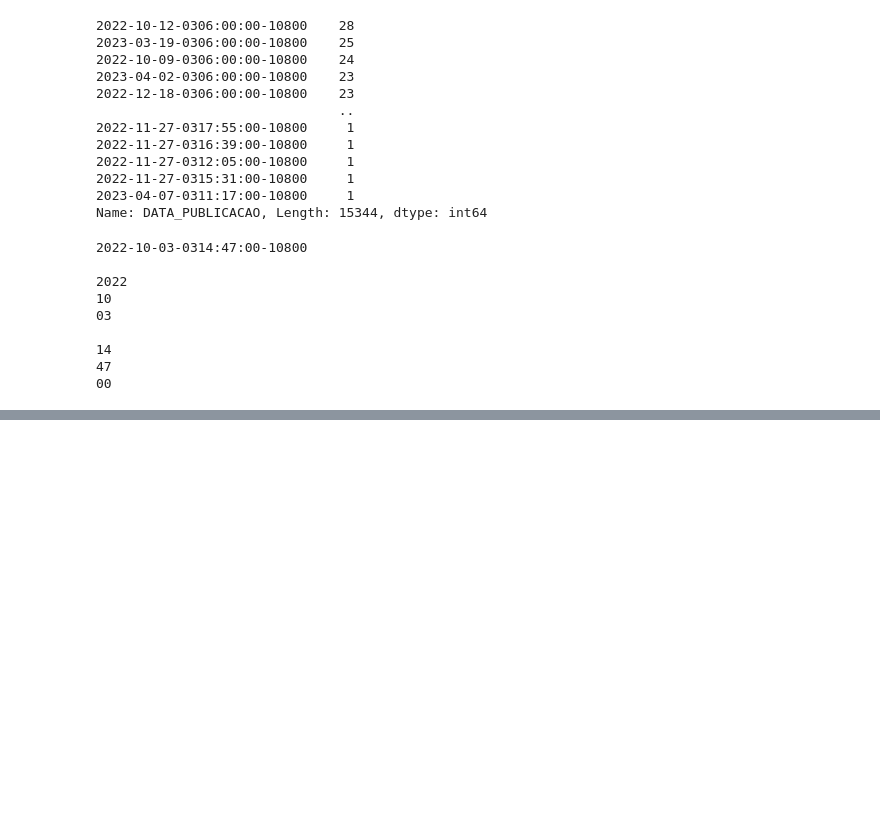
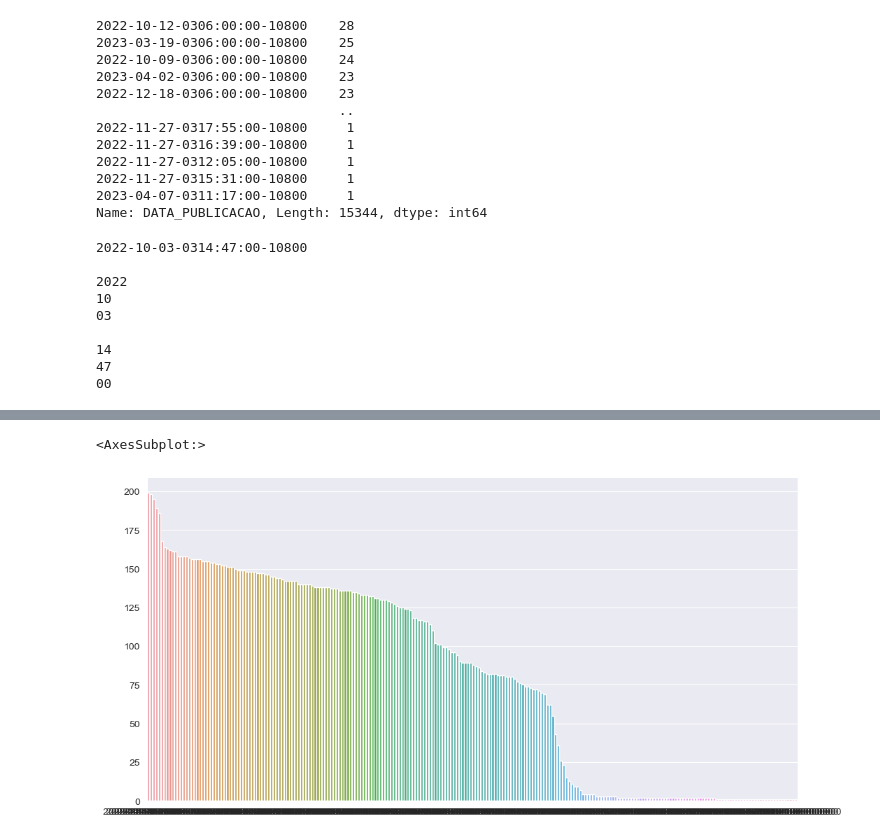
Before and after one commit to rafhaelom/monitoring-webscraping-newspaper, a Jupyter notebook: monitoramento_dados_webscraping_newspaper.ipynb, the cells around one changed output, grey strips where cells are left out. Drawn from its saved outputs; the diff is of its cells as text; code cells hidden in the pictures; blank space fills up the shorter version.

```diff
--- a/monitoramento_dados_webscraping_newspaper.ipynb
+++ b/monitoramento_dados_webscraping_newspaper.ipynb
@@ -399,8 +400,9 @@ print(df_txt["DATA_PUBLICACAO"][registro][19:21])
 47
 00
 # %%
-df_txt["DATA_PUBLICACAO_AUX"] = df_txt["DATA_PUBLICACAO"].apply(lambda x: f"{str(x)[:4]}-{str(x)[5:7]}-{str(x)[8:10]}")
-df_txt["HORA_PUBLICACAO_AUX"] = df_txt["DATA_PUBLICACAO"].apply(lambda x: f"{str(x)[13:15]}:{str(x)[16:18]}:{str(x)[19:21]}")
+df_txt["DATA_PUBLICACAO_AUX"] = df_txt["DATA_PUBLICACAO"].apply(lambda x: None if pd.isnull(x) else f"{str(x)[:4]}-{str(x)[5:7]}-{str(x)[8:10]}")
+df_txt["HORA_PUBLICACAO_AUX"] = df_txt["DATA_PUBLICACAO"].apply(lambda x: None if pd.isnull(x) else f"{str(x)[13:15]}:{str(x)[16:18]}:{str(x)[19:21]}")
+df_txt["DATA_PUBLICACAO_AUX"] = pd.to_datetime(df_txt['DATA_PUBLICACAO_AUX'], infer_datetime_format=True, errors='ignore')
 df_txt.head(2)
 # %% [output]
 |  | ID_NOTICIA | URL | DATA_PUBLICACAO | AUTOR | TITULO | TEXTO | DATA_PUBLICACAO_AUX | ... |
@@ -415,0 +453,8 @@ df_txt.head(2)
+# %%
+plt.figure(figsize=(12,6))
+sns.barplot(x=df_txt['DATA_PUBLICACAO_AUX'].value_counts().index,
+              y=df_txt['DATA_PUBLICACAO_AUX'].value_counts().values,
+           order=df_txt['DATA_PUBLICACAO_AUX'].value_counts(ascending=False).index) #, palette=paleta_netflix)
+# %% [output]
+<AxesSubplot:>
+[figure, added]
```
Also changed, not shown: parts of 10 cells of this notebook.
